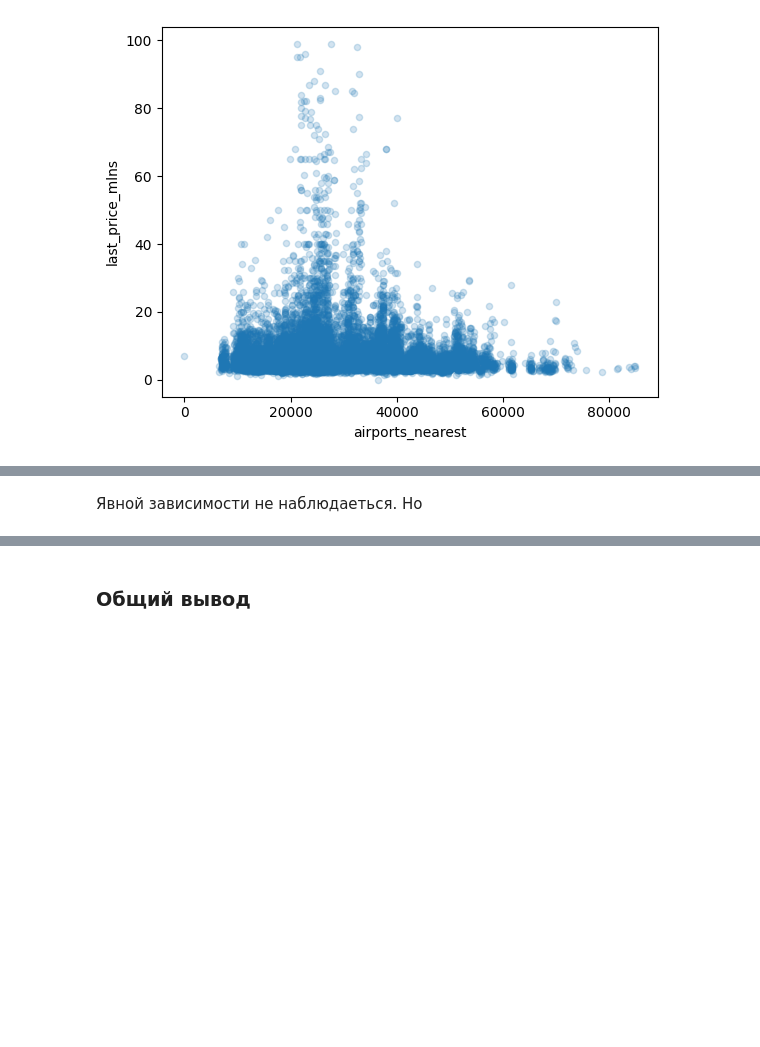
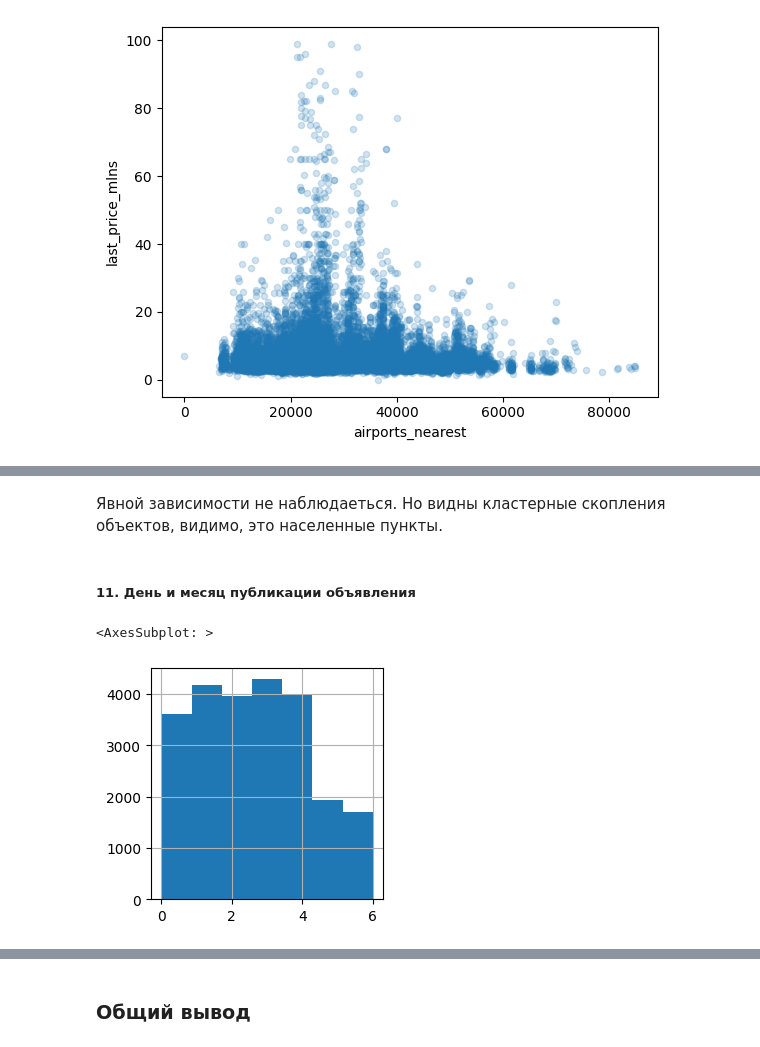
Before and after one commit to Shurick-G/practicum, a Jupyter notebook: data_exploratory_analysis/d83ccfb7-2536-4a1f-b3bd-c84b51cb1ccb.ipynb, the cells around one changed output, grey strips where cells are left out. Drawn from its saved outputs; the diff is of its cells as text; code cells hidden in the pictures; blank space fills up the shorter version.

```diff
--- a/data_exploratory_analysis/d83ccfb7-2536-4a1f-b3bd-c84b51cb1ccb.ipynb
+++ b/data_exploratory_analysis/d83ccfb7-2536-4a1f-b3bd-c84b51cb1ccb.ipynb
@@ -847,2 +885,9 @@ df[df['is_it_piter'] == 0].plot.scatter(x='cityCenters_nearest_km', y='last_pric
 # %% [markdown]
-Явной зависимости не наблюдаеться. Но
+Явной зависимости не наблюдаеться. Но видны кластерные скопления объектов,  видимо, это населенные пункты.
+# %% [markdown]
+##### 11.  День и месяц публикации объявления
+# %%
+df['weekday_of_publication'].hist(bins=7, figsize=(3, 3))
+# %% [output]
+<AxesSubplot: >
+[figure, added]
```
Also changed, not shown: parts of 106 cells of this notebook, 1 other file.
